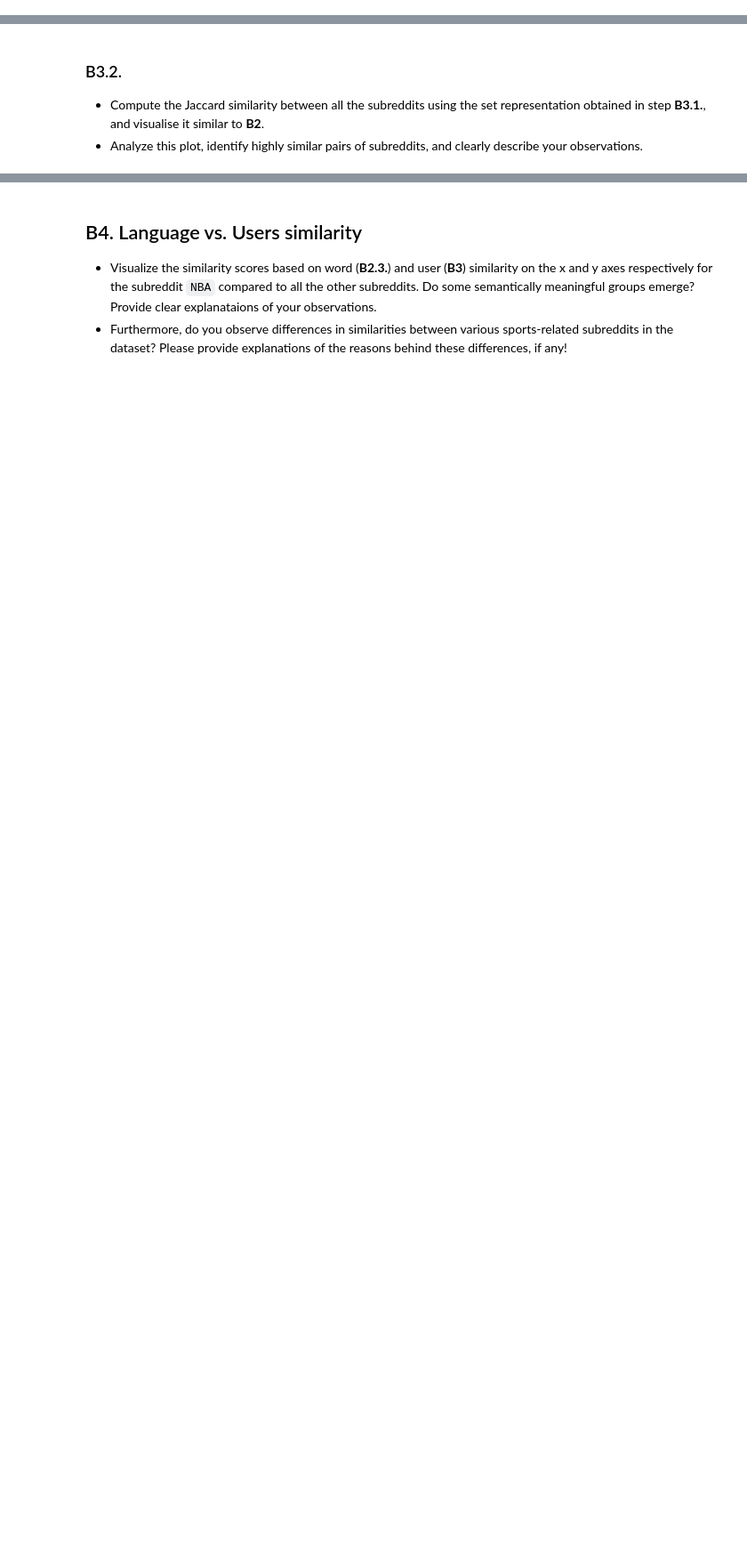
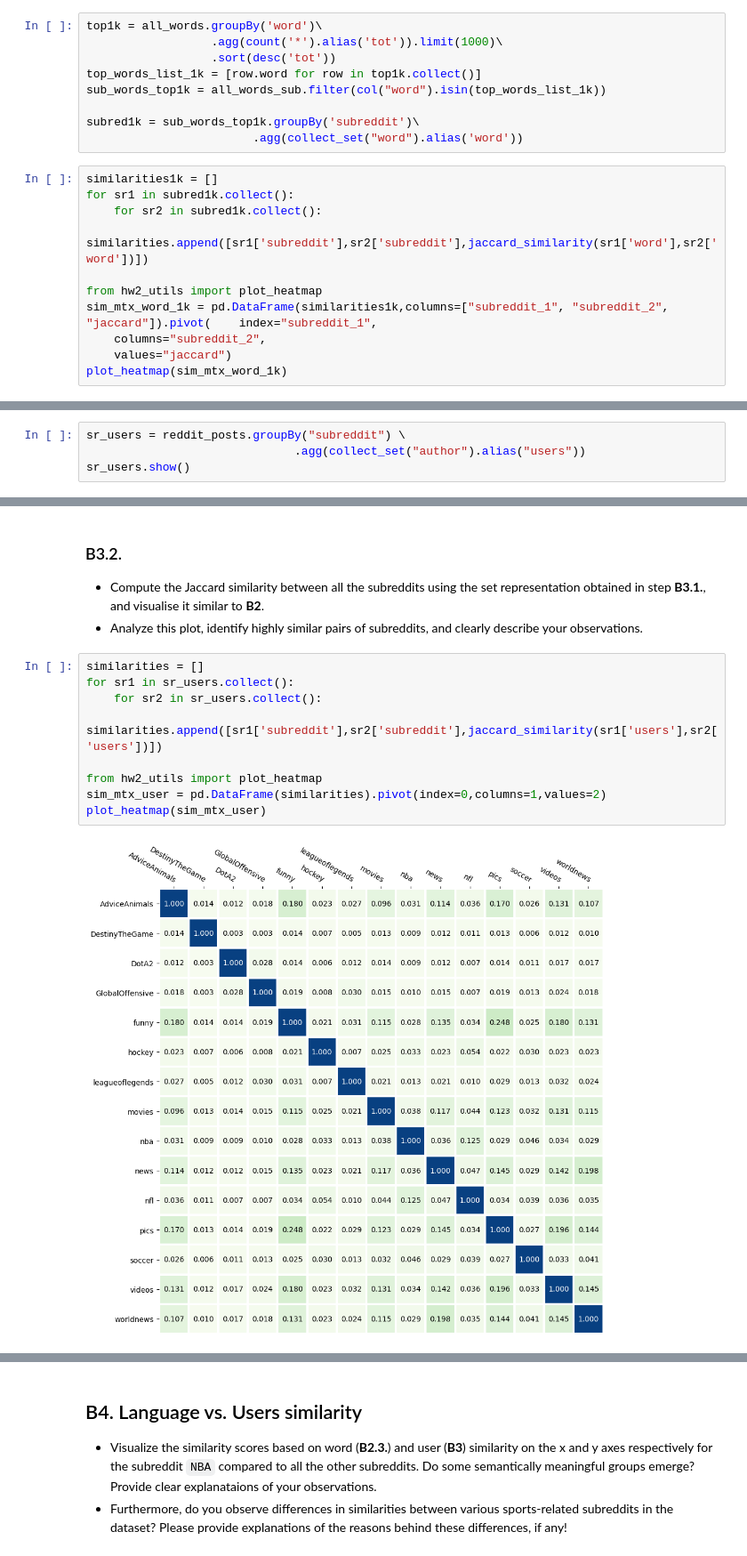
Before and after one commit to sevesoletizia/ADA, a Jupyter notebook: Exercises/10 - Scaling up/ScalingUp_Exercises SOL LETI.ipynb, the cells around one changed output, grey strips where cells are left out. Shown at 89% size. Cells and saved outputs as stored; diff of their text form; blank space fills up the shorter version.

```diff
--- a/Exercises/10 - Scaling up/ScalingUp_Exercises SOL LETI.ipynb
+++ b/Exercises/10 - Scaling up/ScalingUp_Exercises SOL LETI.ipynb
@@ -299,6 +415,26 @@ PySparkTypeError: [NOT_ITERABLE] Column is not iterable.
 * Explain your observations in detail: how and why is this new result different from the one obtained in **B2.2.**?
 
 *Note: Use the same rules specified in B2.1: words tokenized with the regex \W and stop-words removed*
+# %%
+top1k = all_words.groupBy('word')\
+                  .agg(count('*').alias('tot')).limit(1000)\
+                  .sort(desc('tot'))
+top_words_list_1k = [row.word for row in top1k.collect()]
+sub_words_top1k = all_words_sub.filter(col("word").isin(top_words_list_1k))
+
+subred1k = sub_words_top1k.groupBy('subreddit')\
+                        .agg(collect_set("word").alias('word'))
+# %%
+similarities1k = []
+for sr1 in subred1k.collect():
+    for sr2 in subred1k.collect():
+        similarities.append([sr1['subreddit'],sr2['subreddit'],jaccard_similarity(sr1['word'],sr2['word'])])
+
+from hw2_utils import plot_heatmap
+sim_mtx_word_1k = pd.DataFrame(similarities1k,columns=["subreddit_1", "subreddit_2", "jaccard"]).pivot(    index="subreddit_1",
+    columns="subreddit_2",
+    values="jaccard")
+plot_heatmap(sim_mtx_word_1k)
 # %% [markdown]
 ## B3. Moderator assignment based on Subreddit Users
 
@@ -311,3 +447,7 @@ Of course users are not monothematic, and they interact with multiple subreddits
 Construct a set representation of each subreddit as the users that posted at least one time in that subreddit.
 
 Some users are very talkative and active across different topics. Print the username of the person that posted in the maximum number of subreddits. *Note that users who posted at least once in a subreddit are considered as participant of that subreddit.*
+# %%
+sr_users = reddit_posts.groupBy("subreddit") \
+                              .agg(collect_set("author").alias("users"))
+sr_users.show()
@@ -316,3 +483,14 @@ Some users are very talkative and active across different topics. Print the user
 
 * Compute the Jaccard similarity between all the subreddits using the set representation obtained in step **B3.1.**, and visualise it similar to **B2**.
 * Analyze this plot, identify highly similar pairs of subreddits, and clearly describe your observations.
+# %%
+similarities = []
+for sr1 in sr_users.collect():
+    for sr2 in sr_users.collect():
+        similarities.append([sr1['subreddit'],sr2['subreddit'],jaccard_similarity(sr1['users'],sr2['users'])])
+
+from hw2_utils import plot_heatmap
+sim_mtx_user = pd.DataFrame(similarities).pivot(index=0,columns=1,values=2)
+plot_heatmap(sim_mtx_user)
+# %% [output]
+[figure, added]
```
Also changed, not shown: parts of 13 cells of this notebook.
